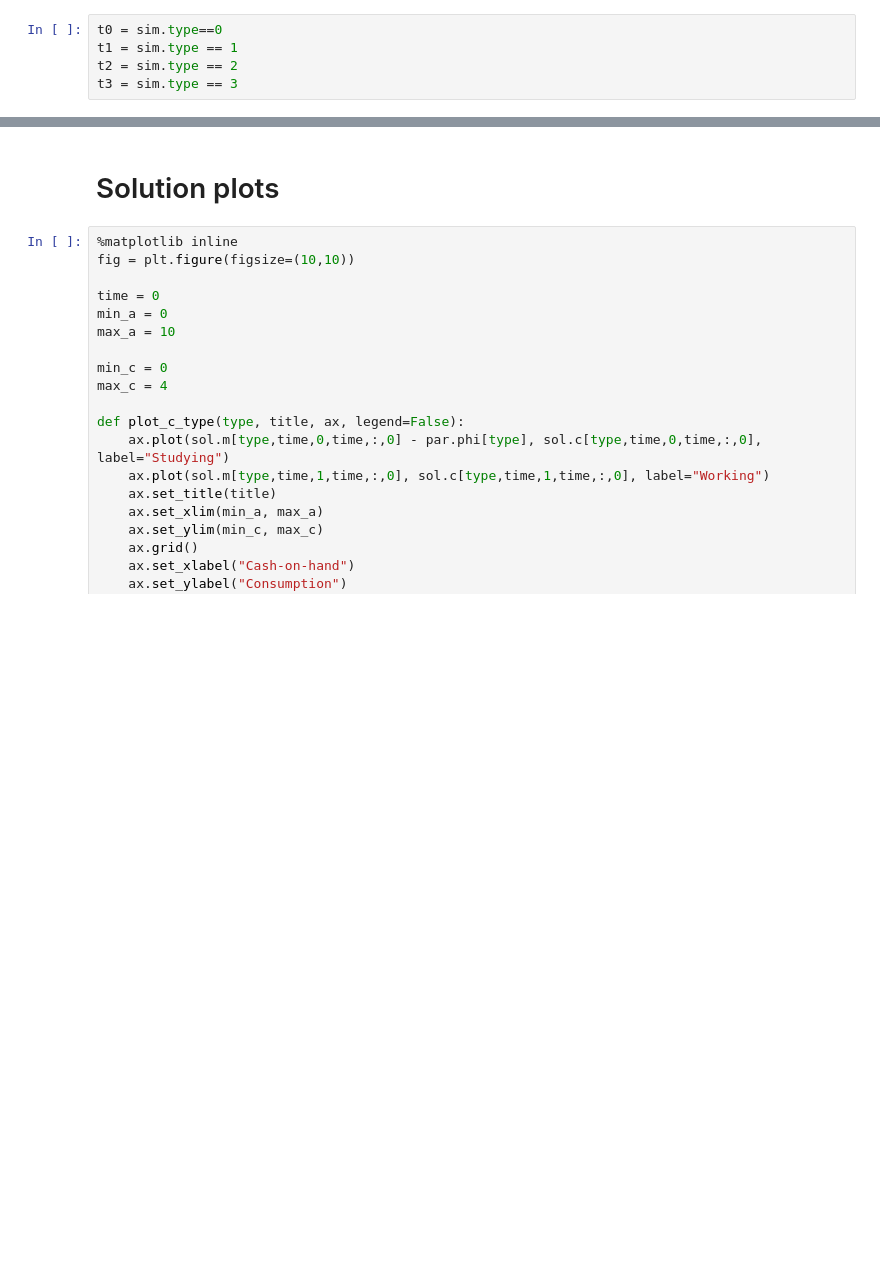
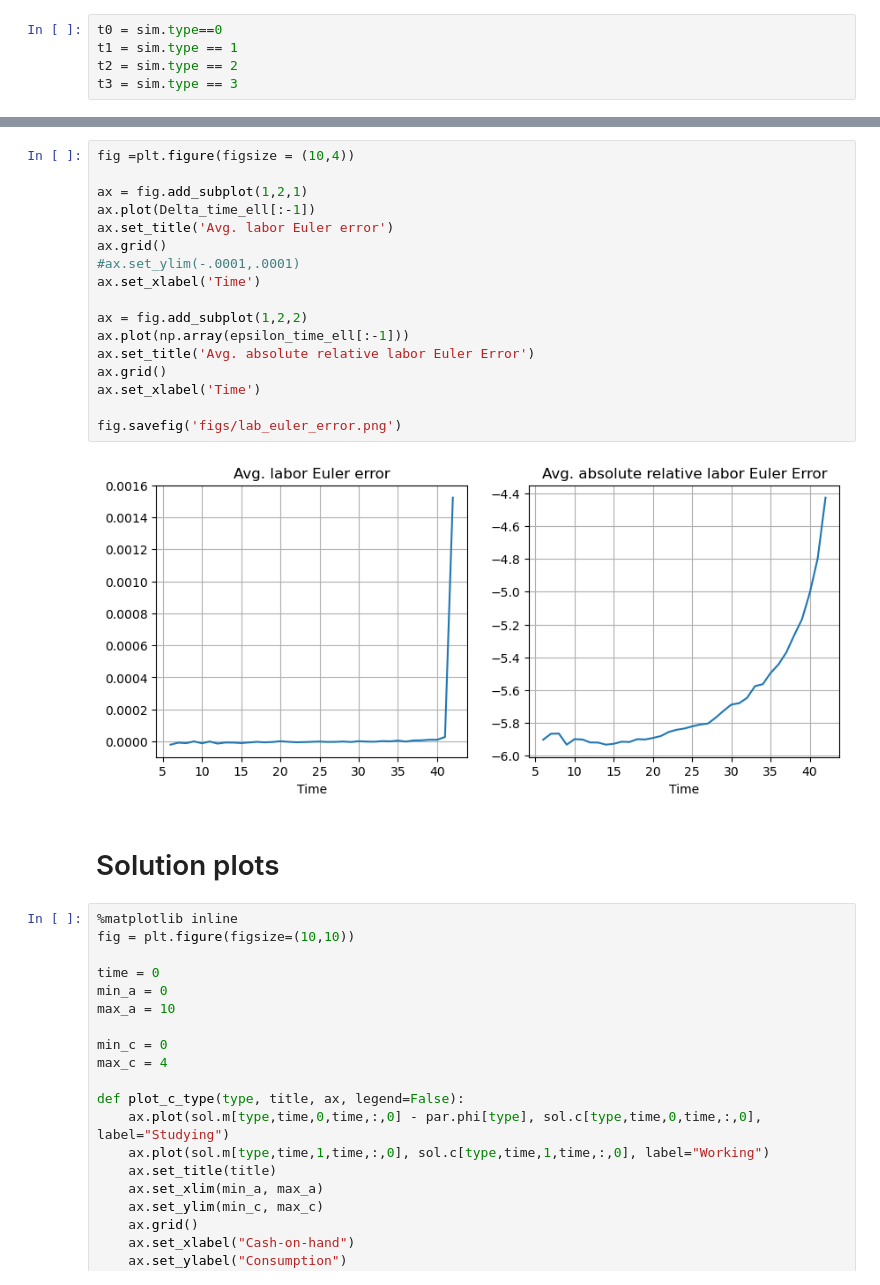
Before and after one commit to ansofol/DP_term_paper, a Jupyter notebook: main_model/test_run.ipynb, the cells around one changed output, grey strips where cells are left out. Saved outputs shown, nothing was run; the diff lists cells and outputs as text; blank space fills up the shorter version.

```diff
--- a/main_model/test_run.ipynb
+++ b/main_model/test_run.ipynb
@@ -225,3 +223,22 @@ ax.grid()
+# %%
+fig =plt.figure(figsize = (10,4))
+
+ax = fig.add_subplot(1,2,1)
+ax.plot(Delta_time_ell[:-1])
+ax.set_title('Avg. labor Euler error')
+ax.grid()
+#ax.set_ylim(-.0001,.0001)
+ax.set_xlabel('Time')
+
+ax = fig.add_subplot(1,2,2)
+ax.plot(np.array(epsilon_time_ell[:-1]))
+ax.set_title('Avg. absolute relative labor Euler Error')
+ax.grid()
+ax.set_xlabel('Time')
+
+fig.savefig('figs/lab_euler_error.png')
+# %% [output]
+[figure, added]
 # %% [markdown]
 # Solution plots
 # %%
```
Also changed, not shown: parts of 3 cells of this notebook, 4 other files.
